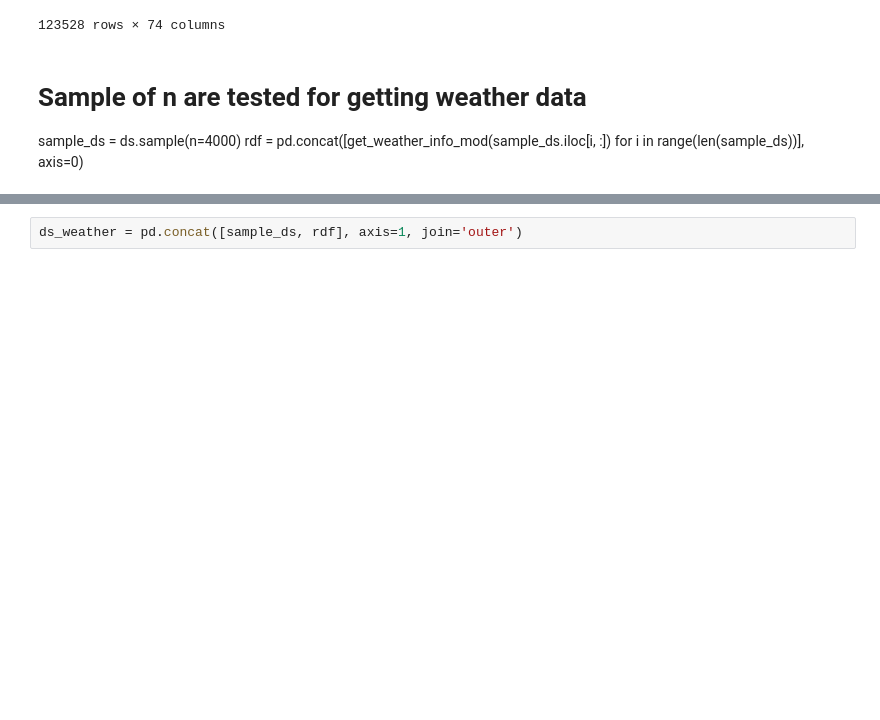
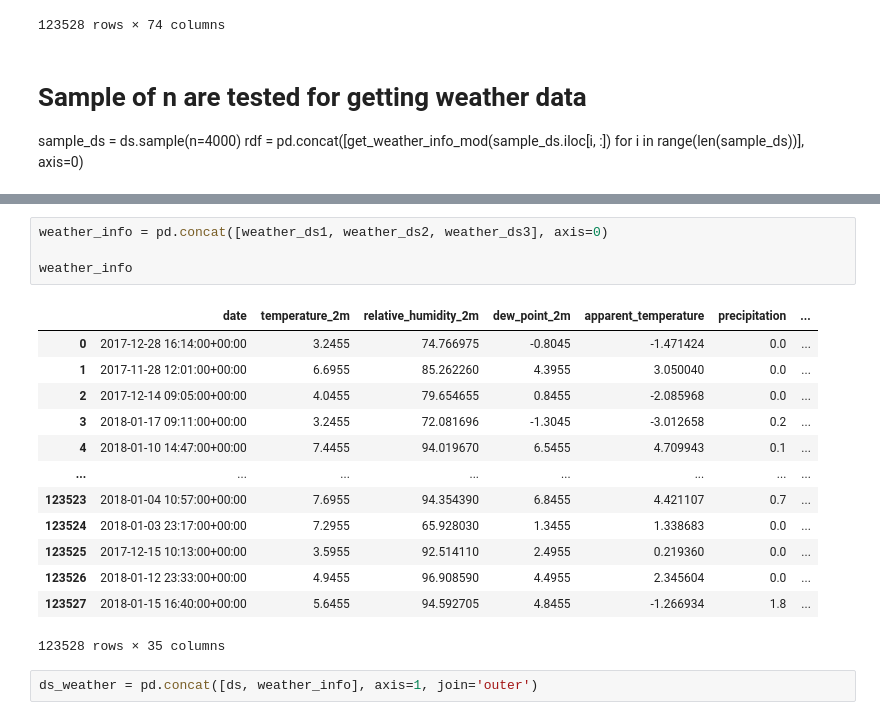
Before and after one commit to sudipbarua/Localization-leveraging-LoRaWAN, a Jupyter notebook: public_data_analysis/RSSI_vs_weather_info_analysis.ipynb, the cells around one changed output, grey strips where cells are left out. Saved outputs shown, nothing was run; the diff lists cells and outputs as text; blank space fills up the shorter version.

```diff
--- a/public_data_analysis/RSSI_vs_weather_info_analysis.ipynb
+++ b/public_data_analysis/RSSI_vs_weather_info_analysis.ipynb
@@ -439,5 +297,23 @@ sample_ds
+# %%
+weather_info = pd.concat([weather_ds1, weather_ds2, weather_ds3], axis=0)
+
+weather_info
+# %% [output]
+|  | date | temperature_2m | relative_humidity_2m | dew_point_2m | apparent_temperature | precipitation | ... |
+| 0 | 2017-12-28 16:14:00+00:00 | 3.2455 | 74.766975 | -0.8045 | -1.471424 | 0.0 | ... |
+| 1 | 2017-11-28 12:01:00+00:00 | 6.6955 | 85.262260 | 4.3955 | 3.050040 | 0.0 | ... |
+| 2 | 2017-12-14 09:05:00+00:00 | 4.0455 | 79.654655 | 0.8455 | -2.085968 | 0.0 | ... |
+| 3 | 2018-01-17 09:11:00+00:00 | 3.2455 | 72.081696 | -1.3045 | -3.012658 | 0.2 | ... |
+| 4 | 2018-01-10 14:47:00+00:00 | 7.4455 | 94.019670 | 6.5455 | 4.709943 | 0.1 | ... |
+| ... | ... | ... | ... | ... | ... | ... | ... |
+| 123523 | 2018-01-04 10:57:00+00:00 | 7.6955 | 94.354390 | 6.8455 | 4.421107 | 0.7 | ... |
+| 123524 | 2018-01-03 23:17:00+00:00 | 7.2955 | 65.928030 | 1.3455 | 1.338683 | 0.0 | ... |
+| 123525 | 2017-12-15 10:13:00+00:00 | 3.5955 | 92.514110 | 2.4955 | 0.219360 | 0.0 | ... |
+| 123526 | 2018-01-12 23:33:00+00:00 | 4.9455 | 96.908590 | 4.4955 | 2.345604 | 0.0 | ... |
+| 123527 | 2018-01-15 16:40:00+00:00 | 5.6455 | 94.592705 | 4.8455 | -1.266934 | 1.8 | ... |
+123528 rows × 35 columns
 # %%
-ds_weather = pd.concat([sample_ds, rdf], axis=1, join='outer')
+ds_weather = pd.concat([ds, weather_info], axis=1, join='outer')
 # %%
 ds_weather
 # %% [output]
```
Also changed, not shown: parts of 13 cells of this notebook, 1 other file.
